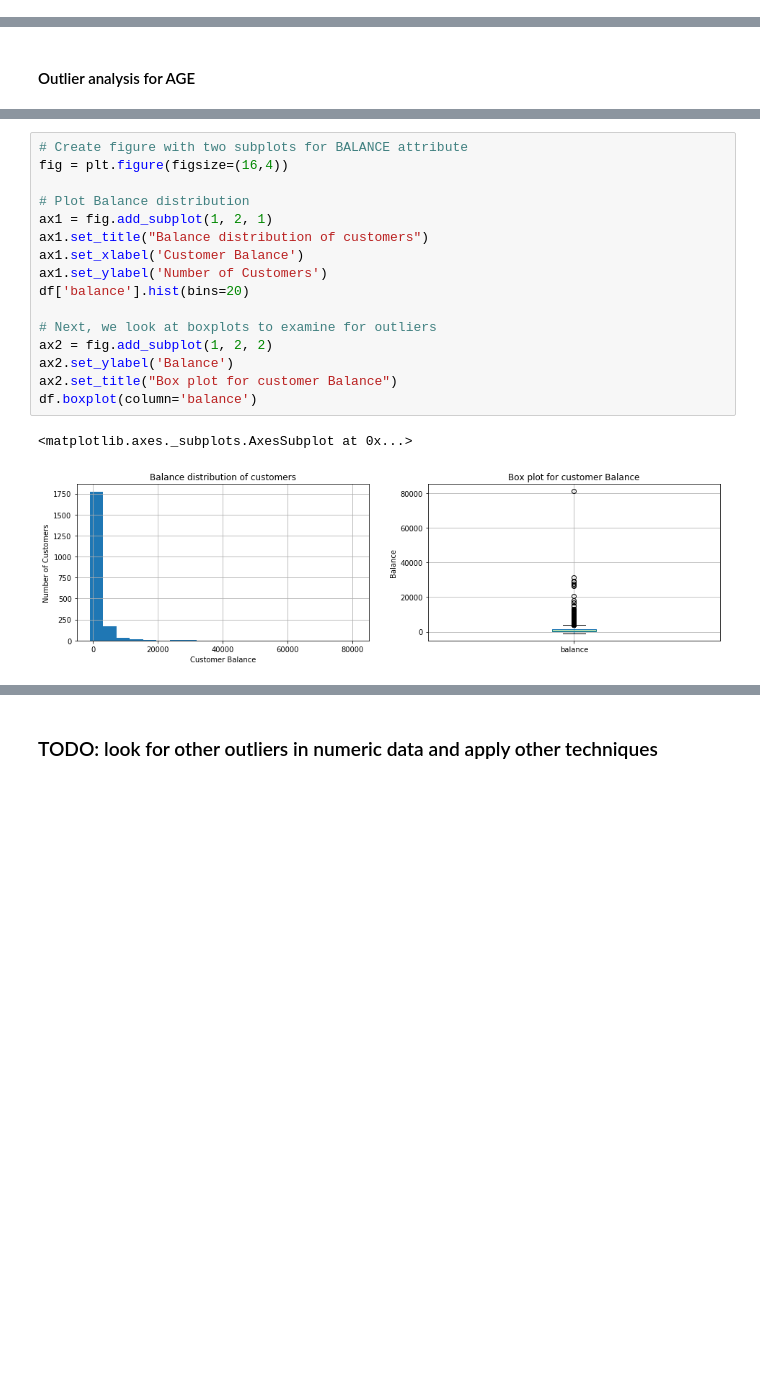
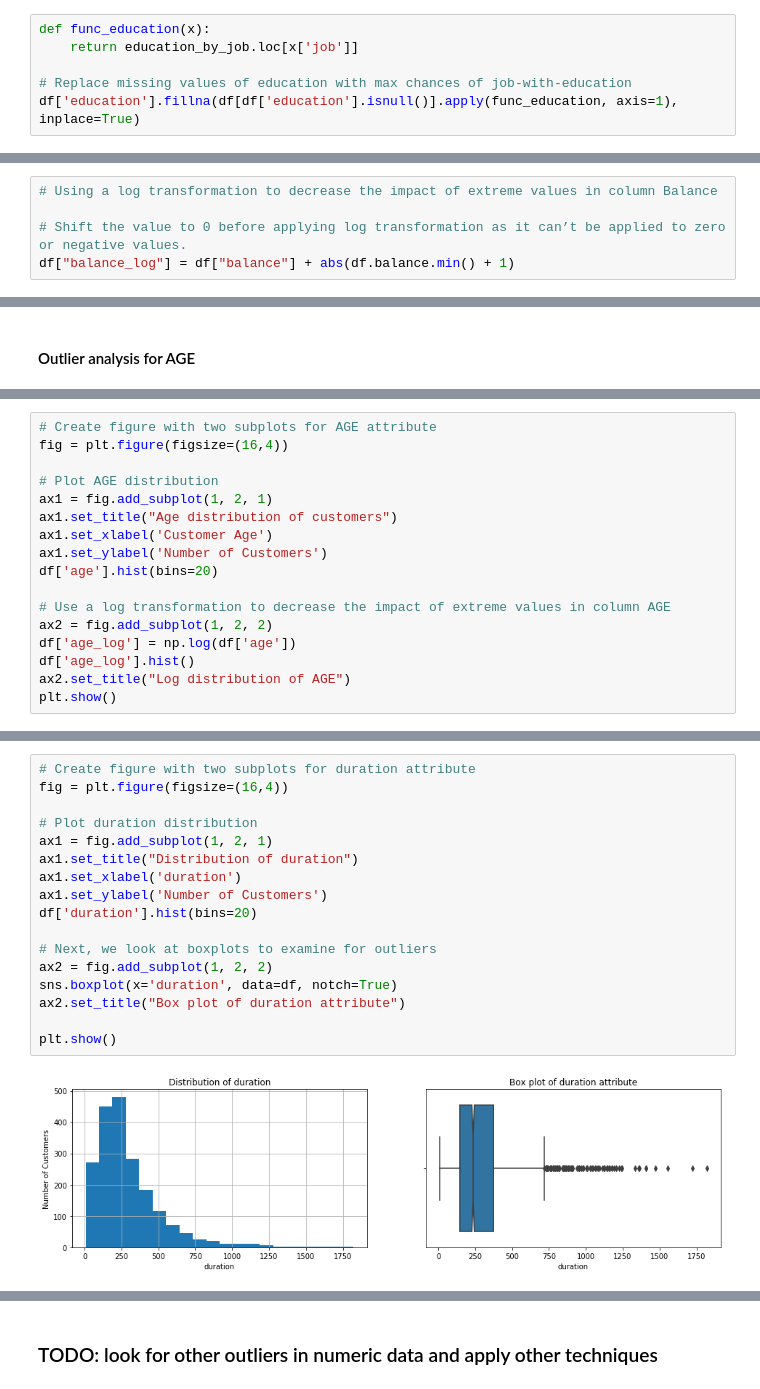
Before and after one commit to vipulpopat/MSCAI_Sem1_Etivity2, a Jupyter notebook: Etivity2_18195067.ipynb, the cells around one changed output, grey strips where cells are left out. Cells and saved outputs as stored; diff of their text form; blank space fills up the shorter version.

```diff
--- a/Etivity2_18195067.ipynb
+++ b/Etivity2_18195067.ipynb
@@ -342,0 +282,6 @@ Name: education, dtype: object
+# %%
+def func_education(x):
+    return education_by_job.loc[x['job']]
+
+# Replace missing values of education with max chances of job-with-education
+df['education'].fillna(df[df['education'].isnull()].apply(func_education, axis=1), inplace=True)
@@ -374,0 +481,5 @@ Decide on the treatment of outliers in the bank data set. If appropriate, remove
+# %%
+# Using a log transformation to decrease the impact of extreme values in column Balance
+
+# Shift the value to 0 before applying log transformation as it can’t be applied to zero or negative values.
+df["balance_log"] = df["balance"] + abs(df.balance.min() + 1)
@@ -405,0 +578,17 @@ plt.show()
+# %%
+# Create figure with two subplots for AGE attribute
+fig = plt.figure(figsize=(16,4))
+
+# Plot AGE distribution
+ax1 = fig.add_subplot(1, 2, 1)
+ax1.set_title("Age distribution of customers")
+ax1.set_xlabel('Customer Age')
+ax1.set_ylabel('Number of Customers')
+df['age'].hist(bins=20)
+
+# Use a log transformation to decrease the impact of extreme values in column AGE
+ax2 = fig.add_subplot(1, 2, 2)
+df['age_log'] = np.log(df['age'])
+df['age_log'].hist()
+ax2.set_title("Log distribution of AGE")
+plt.show()
@@ -408,19 +611,19 @@ plt.show()
 # %%
-# Create figure with two subplots for BALANCE attribute
+# Create figure with two subplots for duration attribute
 fig = plt.figure(figsize=(16,4))
 
-# Plot Balance distribution
+# Plot duration distribution
 ax1 = fig.add_subplot(1, 2, 1)
-ax1.set_title("Balance distribution of customers")
-ax1.set_xlabel('Customer Balance')
+ax1.set_title("Distribution of duration")
+ax1.set_xlabel('duration')
 ax1.set_ylabel('Number of Customers')
-df['balance'].hist(bins=20)
+df['duration'].hist(bins=20)
 
 # Next, we look at boxplots to examine for outliers
 ax2 = fig.add_subplot(1, 2, 2)
-ax2.set_ylabel('Balance')
-ax2.set_title("Box plot for customer Balance")
-df.boxplot(column='balance')
+sns.boxplot(x='duration', data=df, notch=True)
+ax2.set_title("Box plot of duration attribute")
+
+plt.show()
 # %% [output]
-<matplotlib.axes._subplots.AxesSubplot at 0x...>
-[figure, old version]
+[figure, new version]
```
Also changed, not shown: parts of 118 cells of this notebook.
